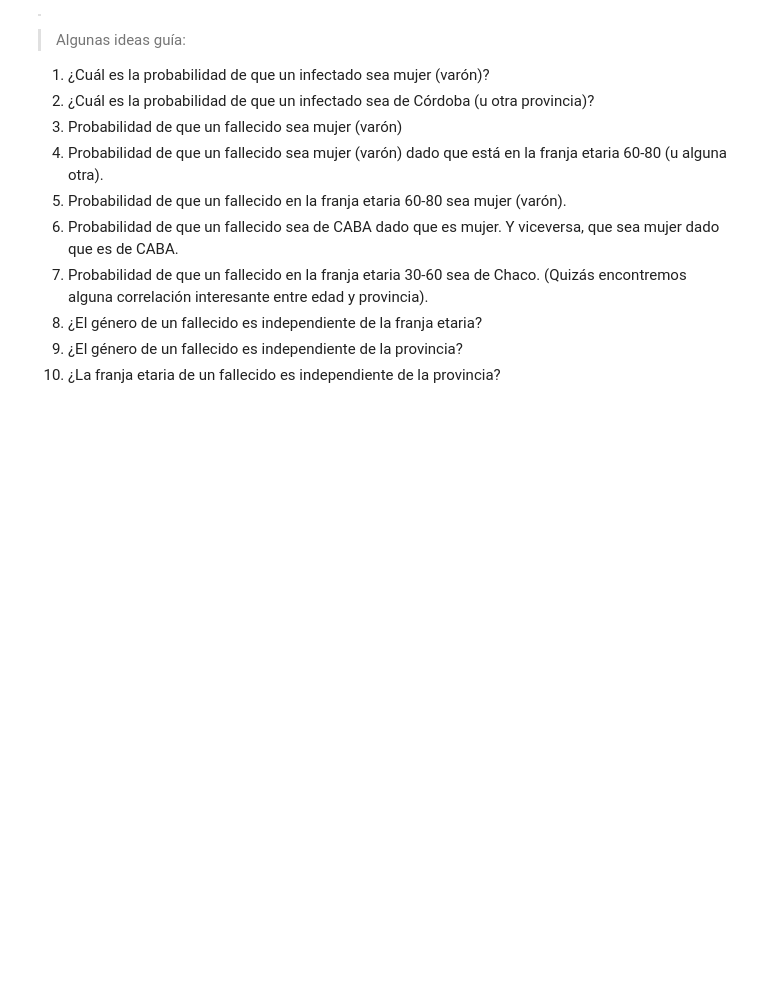
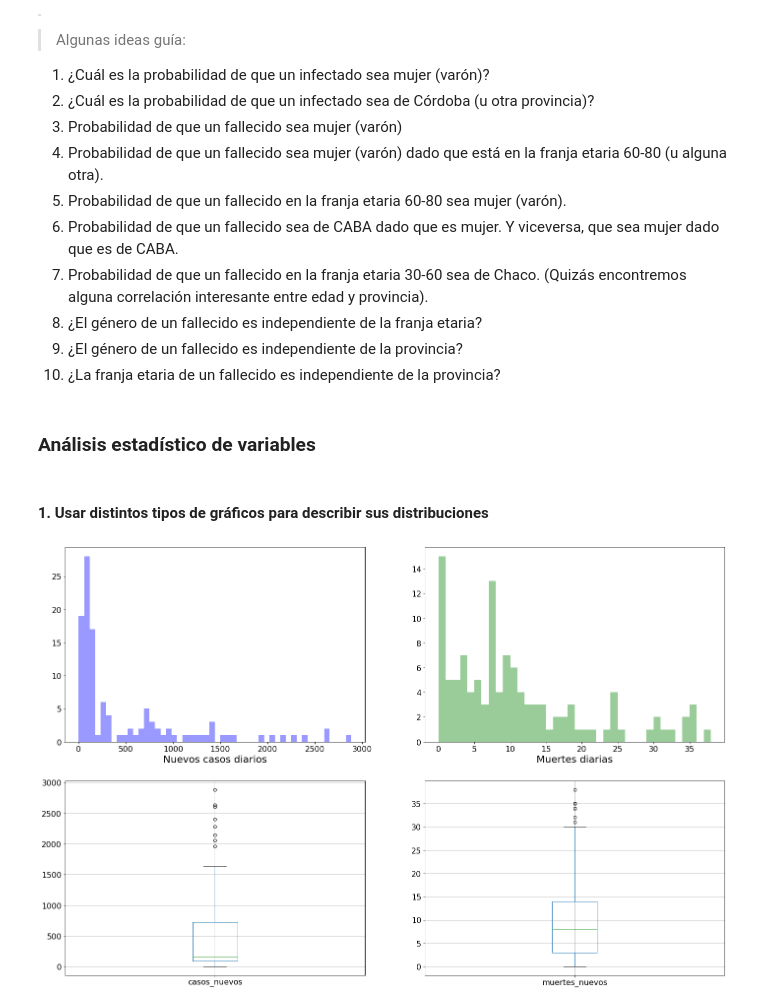
Before and after one commit to ldidone/mentoria-diplodatos, a Jupyter notebook: Practico 1/practico_1_analisis_y_visualizacion.ipynb, the cells around one changed output. Drawn from its saved outputs; the diff is of its cells as text; code cells hidden in the pictures; blank space fills up the shorter version.

```diff
--- a/Practico 1/practico_1_analisis_y_visualizacion.ipynb
+++ b/Practico 1/practico_1_analisis_y_visualizacion.ipynb
@@ -228,3 +213,29 @@ data3.sample(2).transpose()
 8.   ¿El género de un fallecido es independiente de la franja etaria?
 9.   ¿El género de un fallecido es independiente de la provincia?
 10.  ¿La franja etaria de un fallecido es independiente de la provincia?
+# %% [markdown]
+### Análisis estadístico de variables
+# %% [markdown]
+#### 1.   Usar distintos tipos de gráficos para describir sus distribuciones
+# %%
+fig, axs = plt.subplots(2,2, figsize=(24, 16))  # para plotear un gráfico al lado del otro
+
+sns.distplot(data1['casos_nuevos'],kde=False, bins=50, label='Nuevos casos diarios', color='blue', ax=axs[0,0])
+sns.distplot(data1['muertes_nuevos'],kde=False, bins=38, label='Muertes diarias', color='green', ax=axs[0,1])
+
+for ax in axs[0]:
+    ax.title.set_fontsize(20)
+    ax.tick_params(axis="x", labelsize=16)
+    ax.tick_params(axis="y", labelsize=16)
+axs[0,0].set_xlabel('Nuevos casos diarios', fontsize = 20)
+axs[0,1].set_xlabel('Muertes diarias', fontsize = 20)
+
+data1.boxplot(column='casos_nuevos', ax=axs[1,0])
+data1.boxplot(column='muertes_nuevos', ax=axs[1,1])
+
+for ax in axs[1]:
+    ax.title.set_fontsize(20)
+    ax.tick_params(axis="x", labelsize=16)
+    ax.tick_params(axis="y", labelsize=16)
+# %% [output]
+[figure, added]
```
Also changed, not shown: parts of 67 cells of this notebook.
